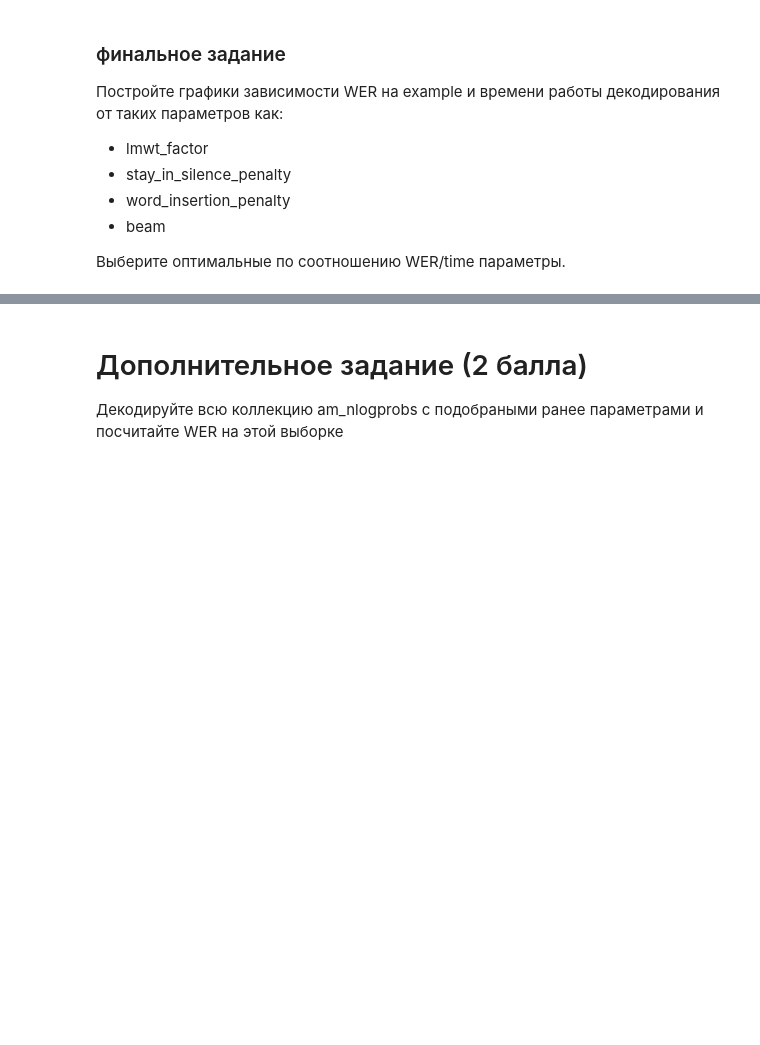
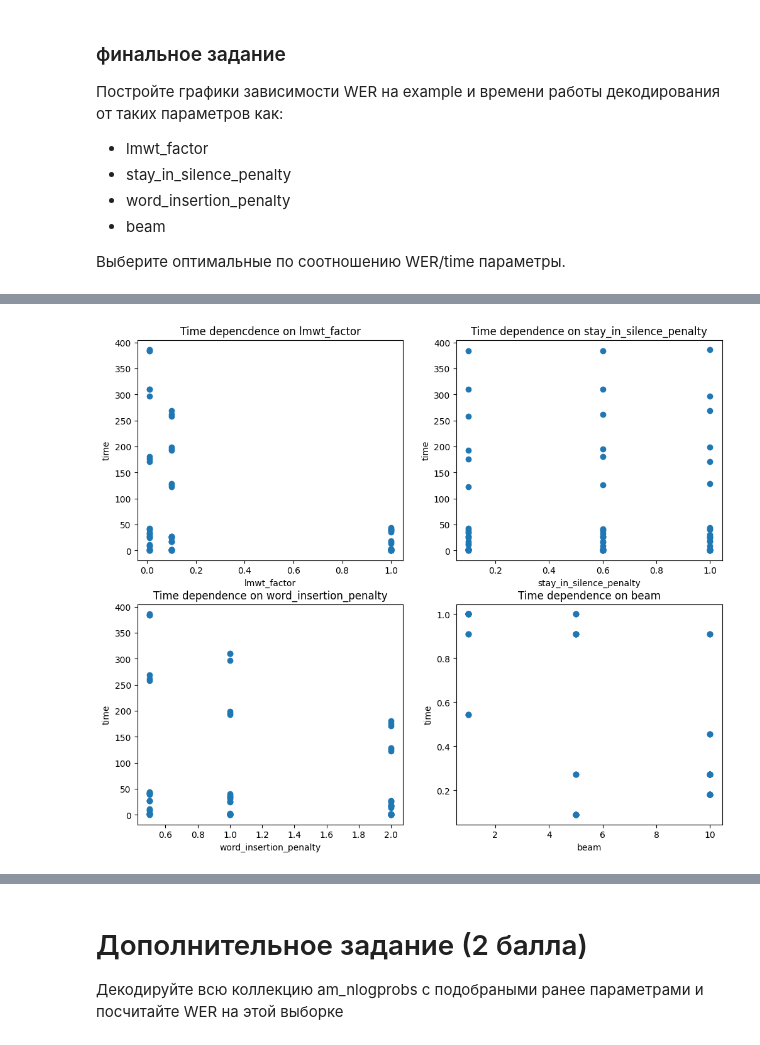
Before and after one commit to medbar/asr_itmo24, a Jupyter notebook: asr_lab4.ipynb, the cells around one changed output, grey strips where cells are left out. Drawn from its saved outputs; the diff is of its cells as text; code cells hidden in the pictures; blank space fills up the shorter version.

```diff
--- a/asr_lab4.ipynb
+++ b/asr_lab4.ipynb
@@ -905,0 +1114,36 @@ print(hyp, "WER: ", jiwer.wer(example_ref, ' '.join(hyp.words)))
+# %%
+# зависимость time от значений параметров
+import pandas as pd
+import matplotlib.pyplot as plt
+import seaborn as sns
+
+df = pd.read_csv('asr_results_for_grid.csv')
+plt.figure(figsize=(12, 10))
+
+plt.subplot(2, 2, 1)
+plt.scatter(df['lmwt_factor'], df['time'])
+plt.title('Time depencdence on lmwt_factor')
+plt.xlabel('lmwt_factor')
+plt.ylabel('time')
+
+plt.subplot(2, 2, 2)
+plt.scatter(df['stay_in_silence_penalty'], df['time'])
+plt.title('Time dependence on stay_in_silence_penalty')
+plt.xlabel('stay_in_silence_penalty')
+plt.ylabel('time')
+
+plt.subplot(2, 2, 3)
+plt.scatter(df['word_insertion_penalty'], df['time'])
+plt.title('Time dependence on word_insertion_penalty')
+plt.xlabel('word_insertion_penalty')
+plt.ylabel('time')
+
+plt.subplot(2, 2, 4)
+plt.scatter(df['beam'], df['WER'])
+plt.title('Time dependence on beam')
+plt.xlabel('beam')
+plt.ylabel('time')
+
+plt.show()
+# %% [output]
+[figure, added]
```
Also changed, not shown: parts of 26 cells of this notebook.
